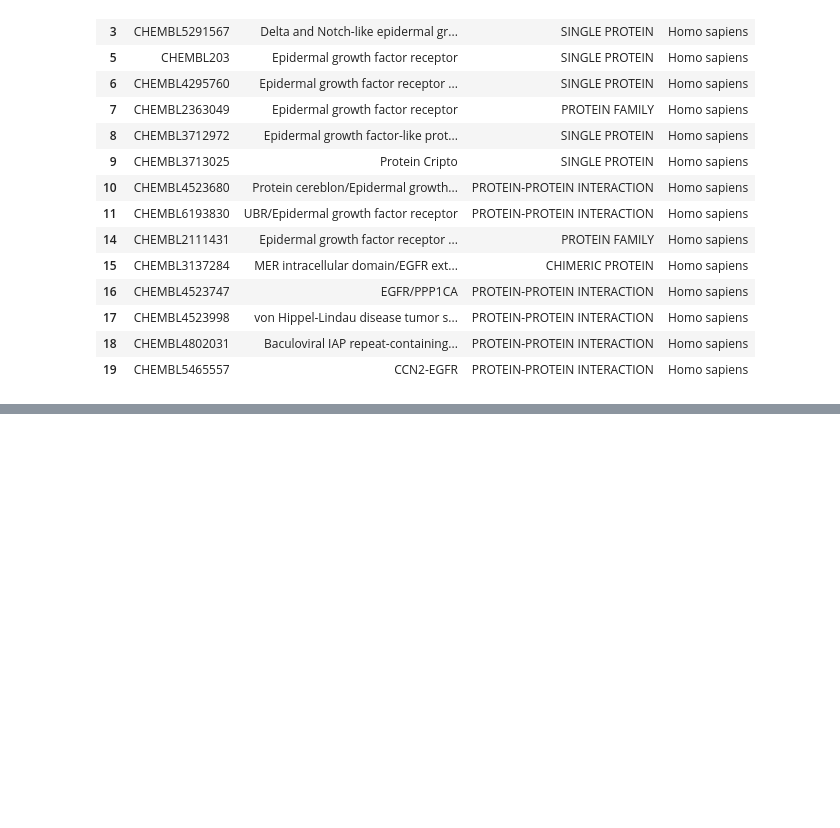
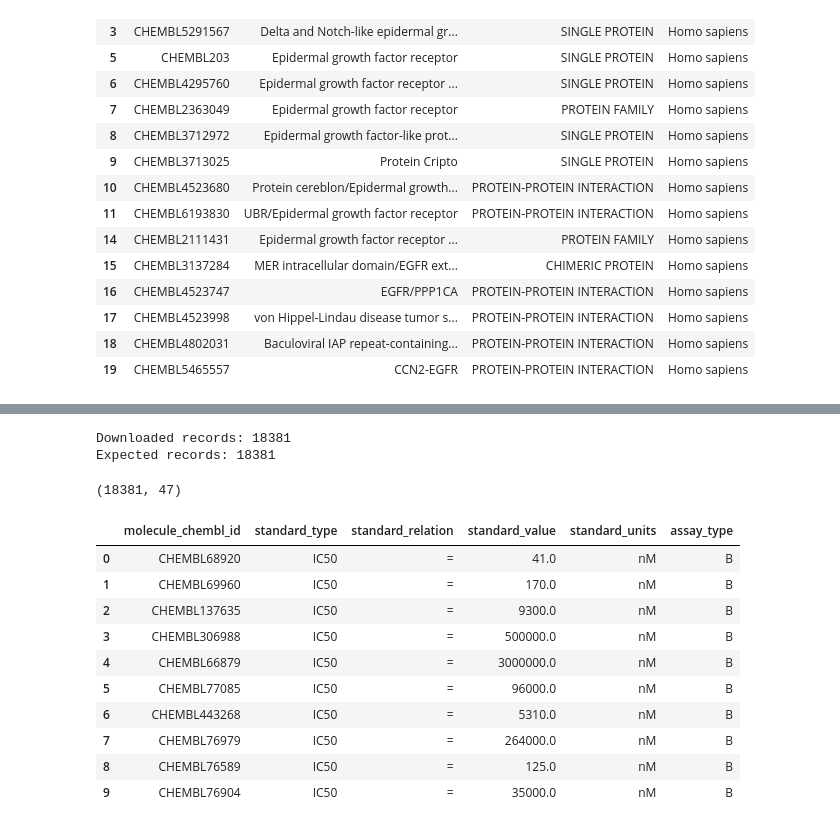
Before and after one commit to gracescanlan23/egfr-ml-drug-discovery, a Jupyter notebook: notebooks/01_data_collection.ipynb, the cells around one changed output, grey strips where cells are left out. Cells and saved outputs as stored; diff of their text form; code cells hidden in the pictures; blank space fills up the shorter version.

```diff
--- a/notebooks/01_data_collection.ipynb
+++ b/notebooks/01_data_collection.ipynb
@@ -153,0 +450,24 @@ human_egfr
+# %%
+filtered_params = {
+    "target_chembl_id": EGFR_TARGET_ID,
+    "standard_type": "IC50",
+    "standard_units": "nM",
+    "standard_relation": "=",
+    "assay_type": "B",
+    "limit": 1
+}
+
+response = requests.get(
+    ic50_url,
+    params=filtered_params,
+    timeout=30
+)
+
+response.raise_for_status()
+
+filtered_count_data = response.json()
+
+print(
+    "Records meeting initial criteria:",
+    f"{filtered_count_data['page_meta']['total_count']:,}"
+)
@@ -153,0 +554,35 @@ human_egfr
+# %%
+filtered_ic50_df = pd.DataFrame(all_filtered_records)
+
+print("Downloaded records:", len(filtered_ic50_df))
+print("Expected records:",
+      filtered_count_data["page_meta"]["total_count"])
+
+filtered_ic50_df.shape
+# %% [output]
+Downloaded records: 18381
+Expected records: 18381
+(18381, 47)
+# %%
+filtered_ic50_df[
+    [
+        "molecule_chembl_id",
+        "standard_type",
+        "standard_relation",
+        "standard_value",
+        "standard_units",
+        "assay_type"
+    ]
+].head(10)
+# %% [output]
+|  | molecule_chembl_id | standard_type | standard_relation | standard_value | standard_units | assay_type |
+| 0 | CHEMBL68920 | IC50 | = | 41.0 | nM | B |
+| 1 | CHEMBL69960 | IC50 | = | 170.0 | nM | B |
+| 2 | CHEMBL137635 | IC50 | = | 9300.0 | nM | B |
+| 3 | CHEMBL306988 | IC50 | = | 500000.0 | nM | B |
+| 4 | CHEMBL66879 | IC50 | = | 3000000.0 | nM | B |
+| 5 | CHEMBL77085 | IC50 | = | 96000.0 | nM | B |
+| 6 | CHEMBL443268 | IC50 | = | 5310.0 | nM | B |
+| 7 | CHEMBL76979 | IC50 | = | 264000.0 | nM | B |
+| 8 | CHEMBL76589 | IC50 | = | 125.0 | nM | B |
+| 9 | CHEMBL76904 | IC50 | = | 35000.0 | nM | B |
```
Also changed, not shown: parts of 32 cells of this notebook.
